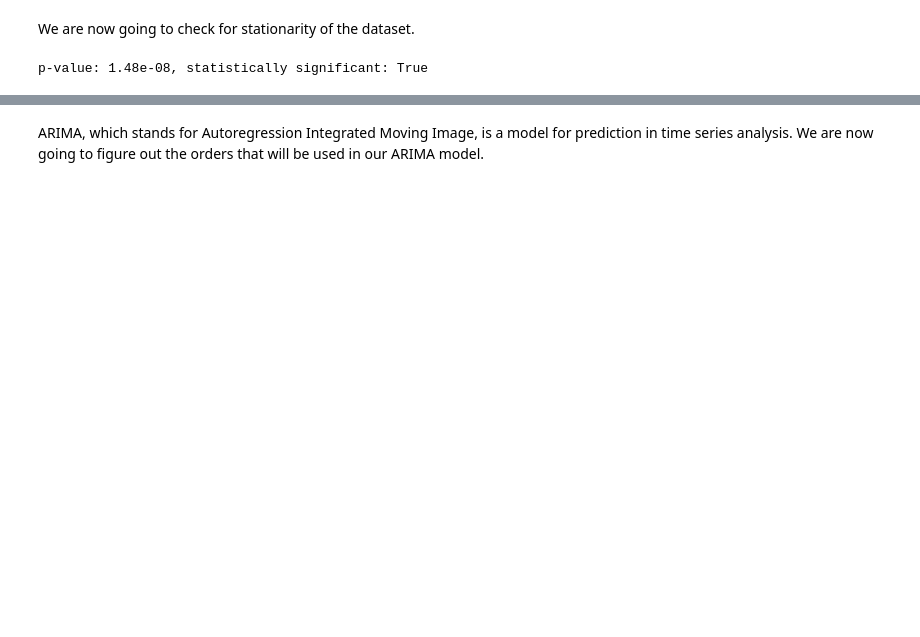
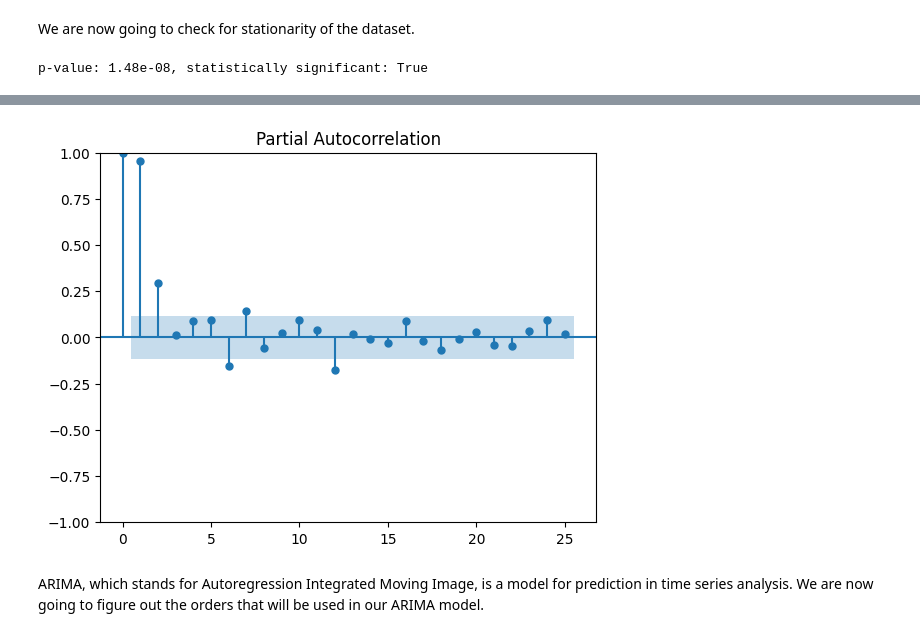
Before and after one commit to Charlie-XIAO/MCM23-Wordle-ML, a Jupyter notebook: src/Q1-3.ipynb, the cells around one changed output, grey strips where cells are left out. Cells and saved outputs as stored; diff of their text form; code cells hidden in the pictures; blank space fills up the shorter version.

```diff
--- a/src/Q1-3.ipynb
+++ b/src/Q1-3.ipynb
@@ -42,3 +49,8 @@ p-value: 1.48e-08, statistically significant: True
+# %%
+plot_pacf(df)
+plt.show()
+# %% [output]
+[figure, added]
 # %% [markdown]
 ARIMA, which stands for Autoregression Integrated Moving Image, is a model for prediction in time series analysis. We are now going to figure out the orders that will be used in our ARIMA model.
 # %%
```
Also changed, not shown: parts of 5 cells of this notebook, 1 other file.
